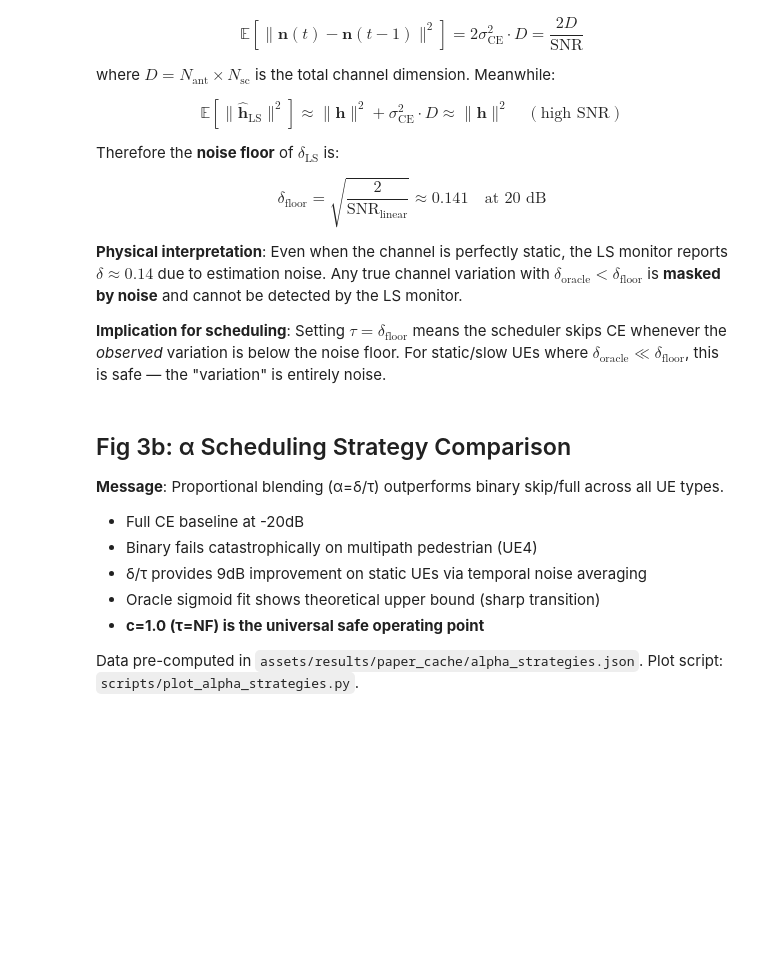
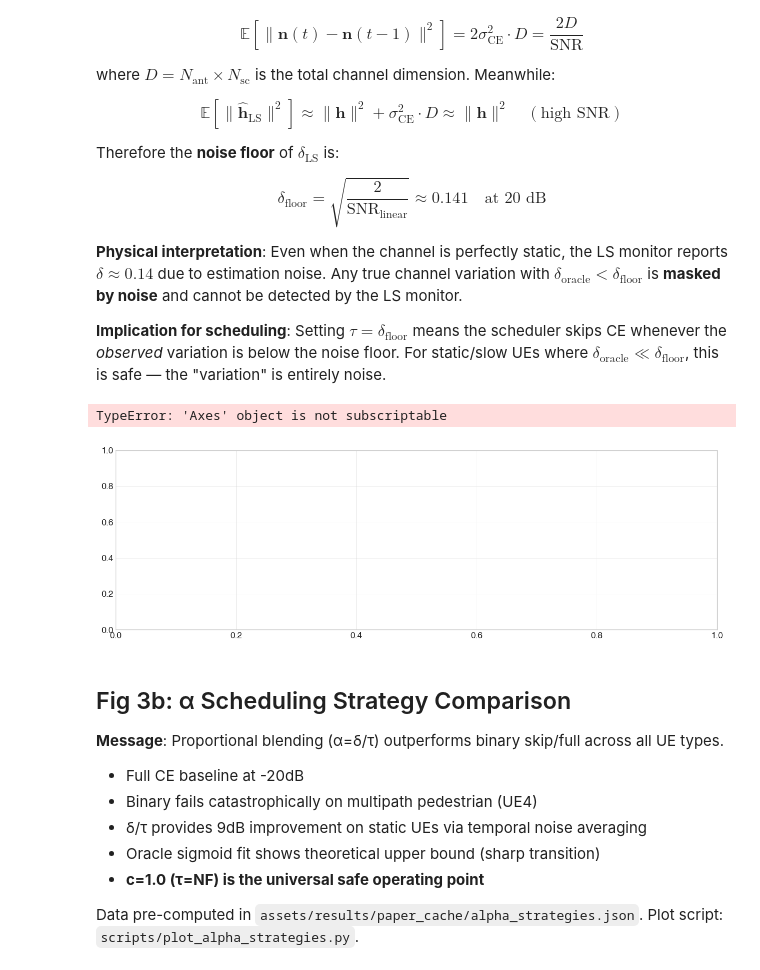
Before and after one commit to sungminlee114/6g-collaborative_bs, a Jupyter notebook: src/experiments/paper1.ipynb, the cells around one changed output. Cells and saved outputs as stored; diff of their text form; code cells hidden in the pictures; blank space fills up the shorter version.

```diff
--- a/src/experiments/paper1.ipynb
+++ b/src/experiments/paper1.ipynb
@@ -347,42 +347,45 @@ from src.experiments.plot_config import BASE, savefig
 # Fig 3: NMSE vs τ — noise floor skip test across all configs
 thresholds = np.linspace(0.001, 0.3, 25).tolist()
 
-fig, axes = plt.subplots(1, len(PRESETS), figsize=(15, 4.5))
+fig, axes = plt.subplots(1, len(PRESETS), squeeze=False, figsize=(15, 4.5))
 
 for col, preset in enumerate(PRESETS):
-    ax = axes[col]
+    ax = axes[0, col]
     ud = all_ue_data.get(preset)
     if ud is None:
         ax.text(0.5, 0.5, "No data", ha="center", va="center", transform=ax.transAxes)
         continue
 
     seen_labels = set()  # N7: O(1) label dedup
     for u in tqdm(ud["ue_list"], desc=f"Fig3 {PRESET_LABELS[preset]}", leave=False):
         h, h_ls, d_oracle = u["h_real"], u["h_ls"], u["d_oracle"]  # #2: cached
         lbl = u["spd"]
         color = SPEED_COLORS[lbl]
 
         # Oracle scheduling sweep — N3: parallel via _batch_nmse_multi_tau
         results = u["tau_sweep_oracle"]  # precomputed in Cell 1
         nmses_o = [10 * np.log10(max(np.mean(r["nmse_arr"]), 1e-30)) for r in results]
 
         show_label = f"{lbl} m/s" if lbl not in seen_labels else ""
         if show_label: seen_labels.add(lbl)
         ax.plot(thresholds, nmses_o, "-", color=color, lw=1.2, alpha=0.7, label=show_label)
 
     ax.axvline(NOISE_FLOOR, color="orange", ls=":", lw=2, label=f"NF={NOISE_FLOOR:.3f}")
     ax.axhline(-10, color="gray", ls=":", alpha=0.5)
     ax.axhline(-20, color="lightgray", ls=":", alpha=0.3)
     ax.set_xlabel("Threshold τ"); ax.set_ylabel("NMSE (dB)")
     ax.set_title(PRESET_LABELS[preset])
     ax.legend(fontsize=BASE.font_size_legend - 3)
     ax.set_ylim(-25, 0)
 
 fig.suptitle("Fig 3: NMSE vs Skip Threshold (Oracle δ scheduling, EMA α=0.7)", fontsize=BASE.font_size_bar_label)
 plt.tight_layout()
 savefig(fig, "paper_fig3_nmse_vs_tau", Path("../../assets/plots"))
 plt.show()
 plt.close(fig)
+# %% [output]
+TypeError: 'Axes' object is not subscriptable
+[figure, added]
 # %% [markdown]
 ## Fig 3b: α Scheduling Strategy Comparison
 **Message**: Proportional blending (α=δ/τ) outperforms binary skip/full across all UE types.
```
Also changed, not shown: parts of 1 cell of this notebook.
